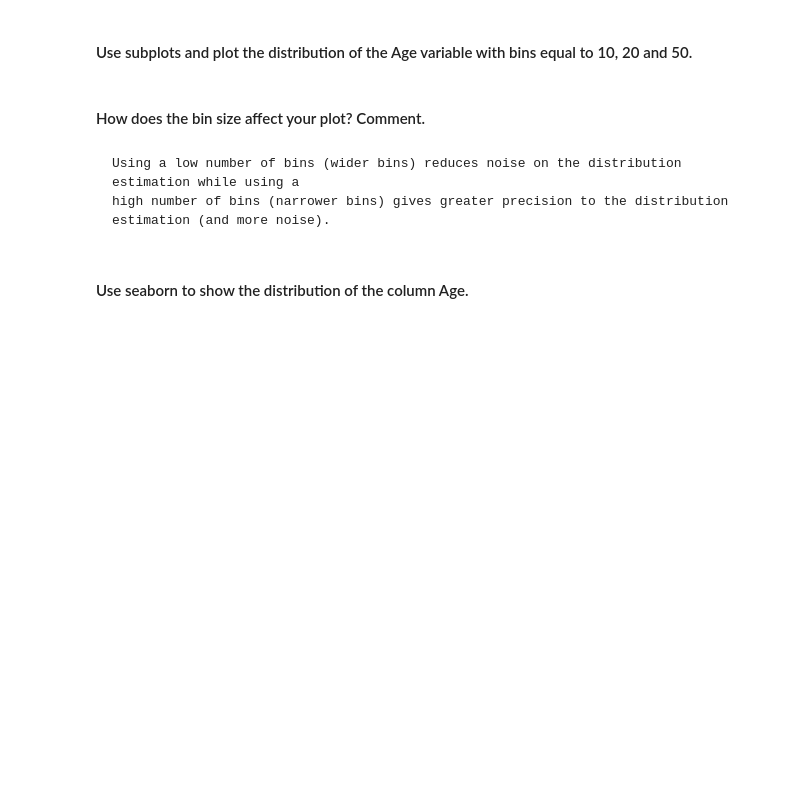
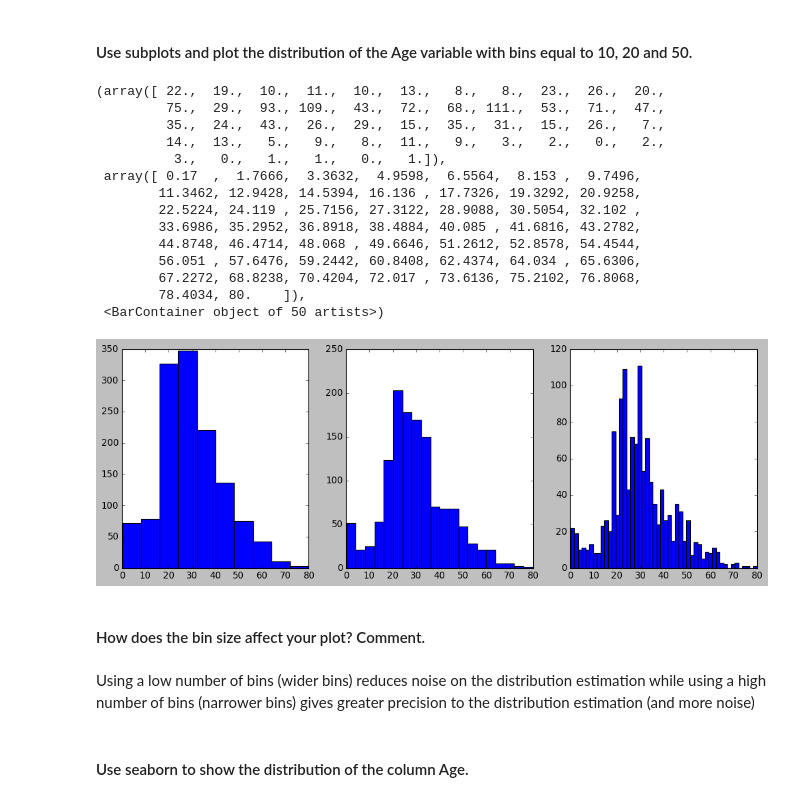
Before and after one commit to paoloironhack/data_analytics062020, a Jupyter notebook: labs/module_2/23_Matplotlib-Seaborn -ch3/main.ipynb, the cells around one changed output. Drawn from its saved outputs; the diff is of its cells as text; code cells hidden in the pictures; blank space fills up the shorter version.

```diff
--- a/labs/module_2/23_Matplotlib-Seaborn -ch3/main.ipynb
+++ b/labs/module_2/23_Matplotlib-Seaborn -ch3/main.ipynb
@@ -21,0 +65,3 @@ Hint: Use Pandas select_dtypes
+# %%
+titanic_numerical = titanic.select_dtypes(["int64","float64"])
+titanic_numerical
@@ -43,19 +108,35 @@ Hint: To set the style you can use matplotlib.pyplot functions or seaborn
 #### Use subplots and plot the distribution of the Age variable with bins equal to 10, 20 and 50.
 # %%
 # Variables
-
-
 # Create a figure of a fixed size and axes
-
+fig1, axes = plt.subplots(1,3,figsize=(15,5))
 
 # Plot the histogram using a different number of bins
+
+axes[0].hist(titanic_numerical["Age"],bins=10)
+axes[1].hist(titanic_numerical["Age"],bins=20)
+axes[2].hist(titanic_numerical["Age"],bins=50)
+# %% [output]
+(array([ 22.,  19.,  10.,  11.,  10.,  13.,   8.,   8.,  23.,  26.,  20.,
+         75.,  29.,  93., 109.,  43.,  72.,  68., 111.,  53.,  71.,  47.,
+         35.,  24.,  43.,  26.,  29.,  15.,  35.,  31.,  15.,  26.,   7.,
+         14.,  13.,   5.,   9.,   8.,  11.,   9.,   3.,   2.,   0.,   2.,
+          3.,   0.,   1.,   1.,   0.,   1.]),
+ array([ 0.17  ,  1.7666,  3.3632,  4.9598,  6.5564,  8.153 ,  9.7496,
+        11.3462, 12.9428, 14.5394, 16.136 , 17.7326, 19.3292, 20.9258,
+        22.5224, 24.119 , 25.7156, 27.3122, 28.9088, 30.5054, 32.102 ,
+        33.6986, 35.2952, 36.8918, 38.4884, 40.085 , 41.6816, 43.2782,
+        44.8748, 46.4714, 48.068 , 49.6646, 51.2612, 52.8578, 54.4544,
+        56.051 , 57.6476, 59.2442, 60.8408, 62.4374, 64.034 , 65.6306,
+        67.2272, 68.8238, 70.4204, 72.017 , 73.6136, 75.2102, 76.8068,
+        78.4034, 80.    ]),
+ <BarContainer object of 50 artists>)
+[figure, added]
 # %% [markdown]
 #### How does the bin size affect your plot? Comment.
 # %% [markdown]
-~~~~
 Using a low number of bins (wider bins) reduces noise on the distribution estimation while using a
-high number of bins (narrower bins) gives greater precision to the distribution estimation (and more noise).
-~~~~
+high number of bins (narrower bins) gives greater precision to the distribution estimation (and more noise)
 # %% [markdown]
 #### Use seaborn to show the distribution of the column Age.
 # %%
```
Also changed, not shown: parts of 29 cells of this notebook.
